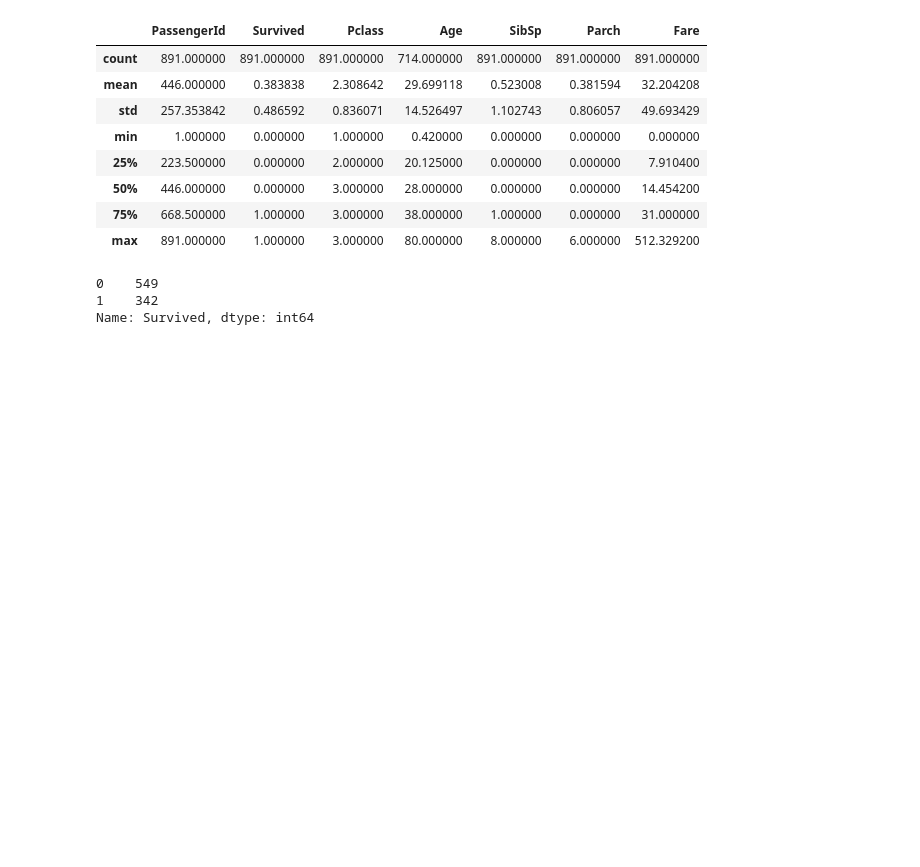
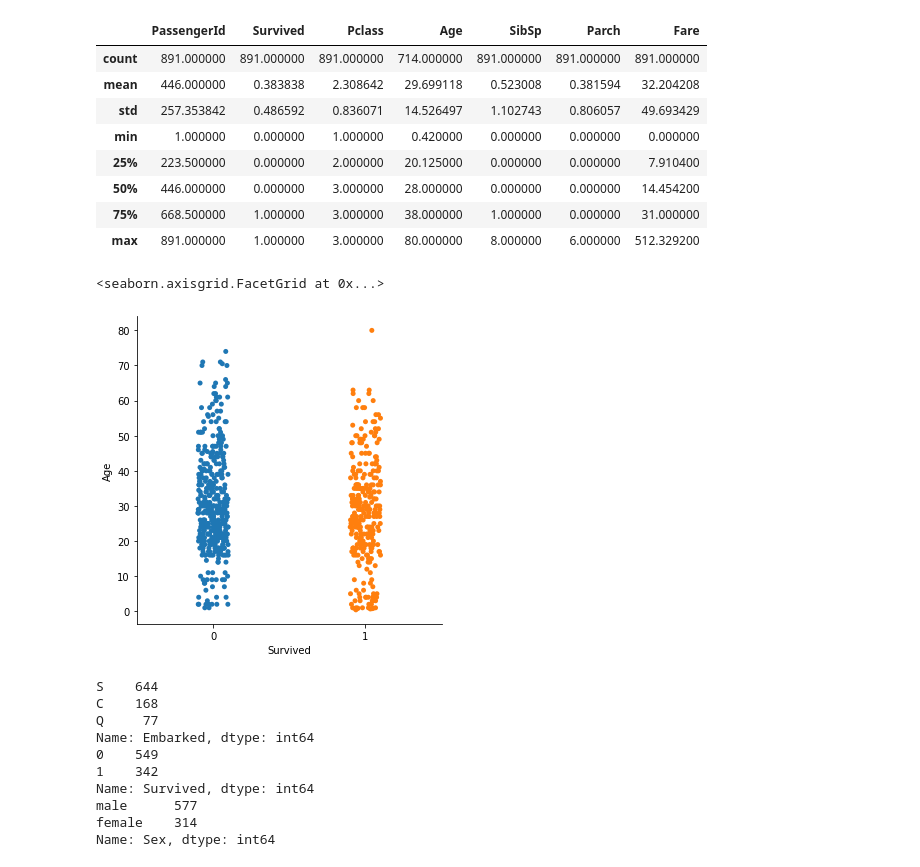
Before and after one commit to noblecoder11/pict-semester-6, a Jupyter notebook: dsbdal/a4.ipynb, the cells around one changed output. Drawn from its saved outputs; the diff is of its cells as text; code cells hidden in the pictures; blank space fills up the shorter version.

```diff
--- a/dsbdal/a4.ipynb
+++ b/dsbdal/a4.ipynb
@@ -45,13 +46,27 @@ df.describe()
 | 50% | 446.000000 | 0.000000 | 3.000000 | 28.000000 | 0.000000 | 0.000000 | 14.454200 |
 | 75% | 668.500000 | 1.000000 | 3.000000 | 38.000000 | 1.000000 | 0.000000 | 31.000000 |
 | max | 891.000000 | 1.000000 | 3.000000 | 80.000000 | 8.000000 | 6.000000 | 512.329200 |
+# %%
+sns.catplot(data=df, x="Survived", y="Age")
+# %% [output]
+<seaborn.axisgrid.FacetGrid at 0x...>
+[figure, added]
 # %%
 # survived vs gender, embarked, class
 
-df['Embarked'].value_counts()
+print(df['Embarked'].value_counts())
 
-df['Survived'].value_counts()
+print(df['Survived'].value_counts())
+
+print(df['Sex'].value_counts())
 # %% [output]
+S    644
+C    168
+Q     77
+Name: Embarked, dtype: int64
 0    549
 1    342
 Name: Survived, dtype: int64
+male      577
+female    314
+Name: Sex, dtype: int64
```
Also changed, not shown: parts of 5 cells of this notebook.
